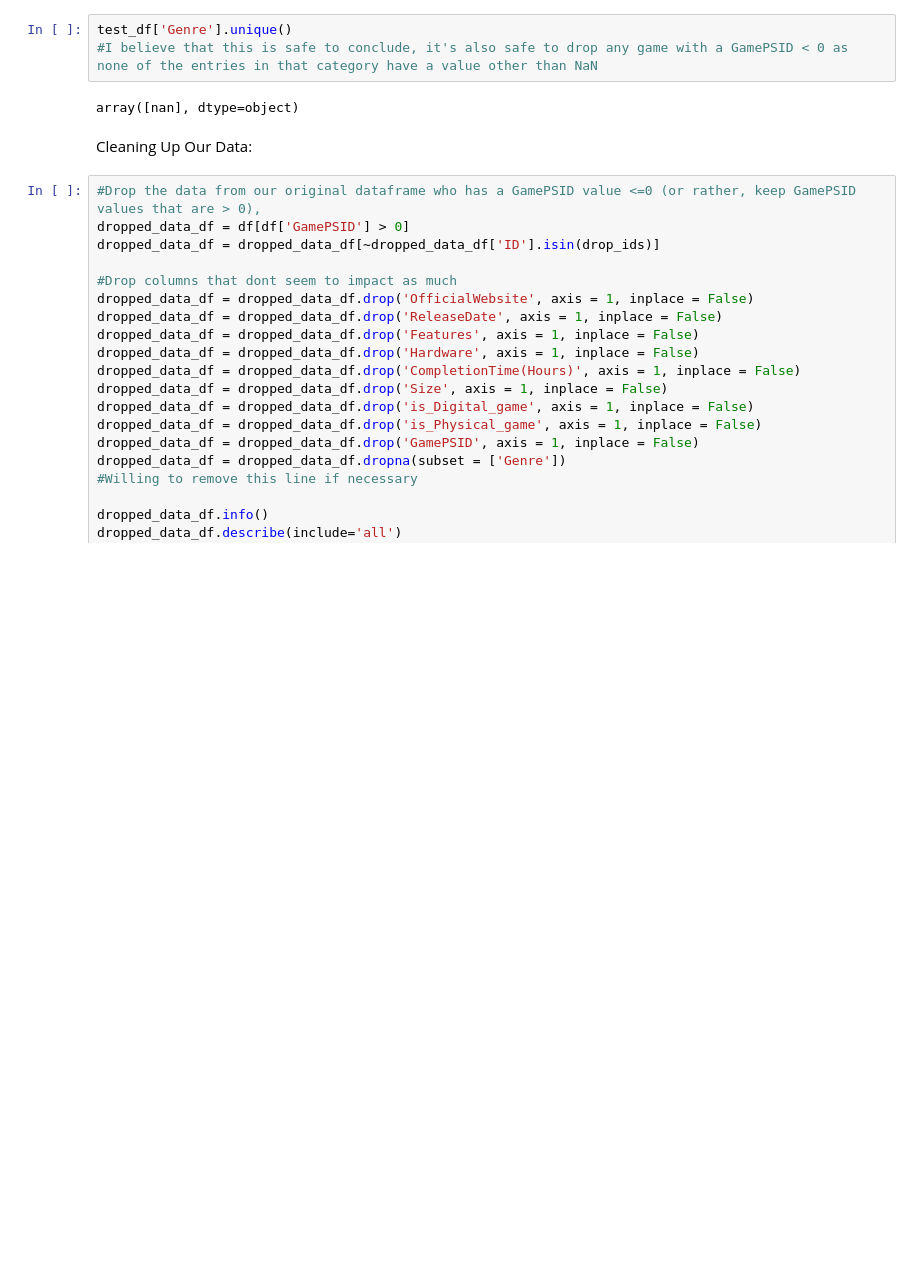
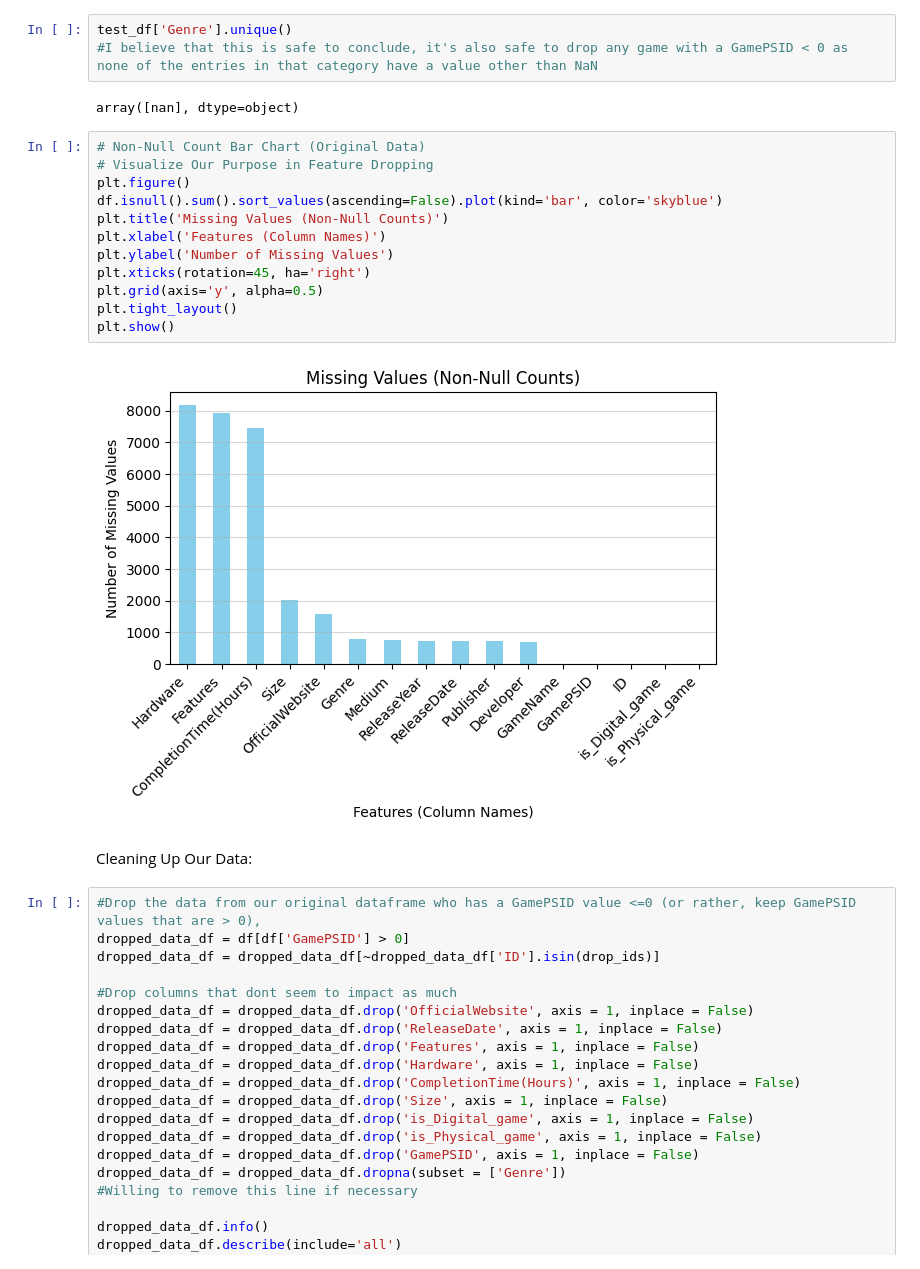
Before and after one commit to MikeyMorg/CS549_Project, a Jupyter notebook: EditData/CleanUp.ipynb, the cells around one changed output. Cells and saved outputs as stored; diff of their text form; blank space fills up the shorter version.

```diff
--- a/EditData/CleanUp.ipynb
+++ b/EditData/CleanUp.ipynb
@@ -165,6 +166,20 @@ test_df['Genre'].unique()
 #I believe that this is safe to conclude, it's also safe to drop any game with a GamePSID < 0 as none of the entries in that category have a value other than NaN
 # %% [output]
 array([nan], dtype=object)
+# %%
+# Non-Null Count Bar Chart (Original Data)
+# Visualize Our Purpose in Feature Dropping
+plt.figure()
+df.isnull().sum().sort_values(ascending=False).plot(kind='bar', color='skyblue')
+plt.title('Missing Values (Non-Null Counts)')
+plt.xlabel('Features (Column Names)')
+plt.ylabel('Number of Missing Values')
+plt.xticks(rotation=45, ha='right')
+plt.grid(axis='y', alpha=0.5)
+plt.tight_layout()
+plt.show()
+# %% [output]
+[figure, added]
 # %% [markdown]
 Cleaning Up Our Data:
 # %%
```
Also changed, not shown: parts of 2 cells of this notebook, 1 other file.
